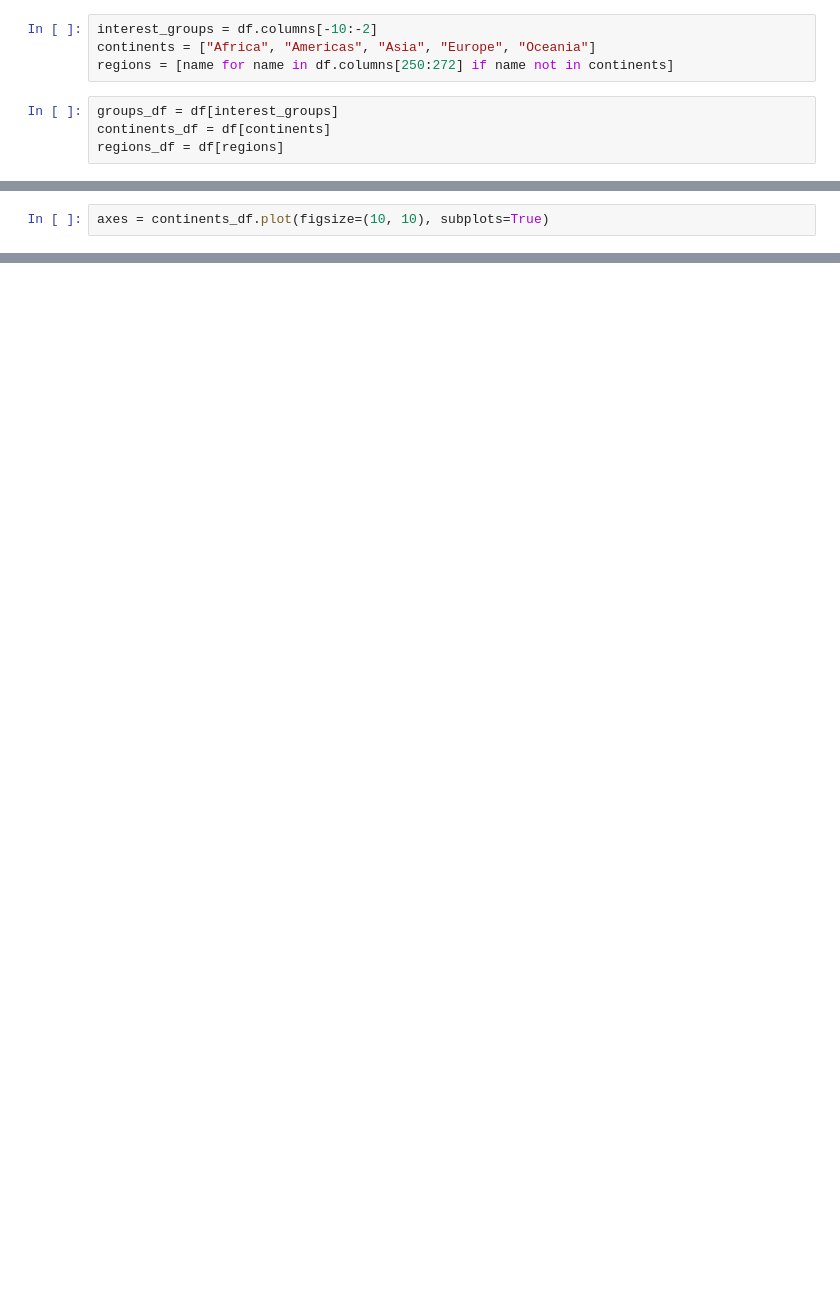
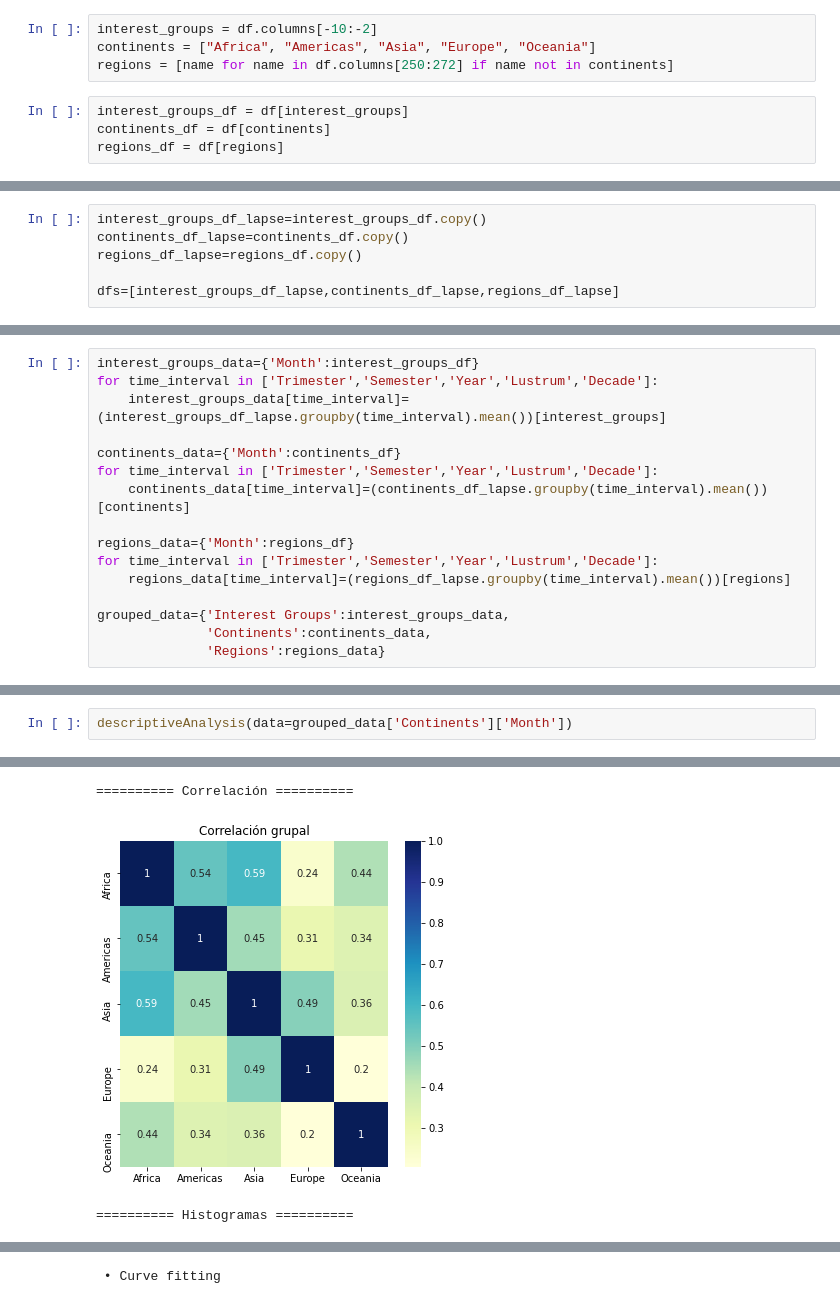
Before and after one commit to HernandezM22/10k-Challenge, a Jupyter notebook: analysis.ipynb, the cells around one changed output, grey strips where cells are left out. Drawn from its saved outputs; the diff is of its cells as text; blank space fills up the shorter version.

Commit message:
Descriptive analysis and normality tests

```diff
--- a/analysis.ipynb
+++ b/analysis.ipynb
@@ -40,6 +48,6 @@ interest_groups = df.columns[-10:-2]
 continents = ["Africa", "Americas", "Asia", "Europe", "Oceania"]
 regions = [name for name in df.columns[250:272] if name not in continents]
 # %%
-groups_df = df[interest_groups]
+interest_groups_df = df[interest_groups]
 continents_df = df[continents]
 regions_df = df[regions]
@@ -62,2 +53,0 @@ continents_df
-# %%
-axes = continents_df.plot(figsize=(10, 10), subplots=True)
@@ -70,0 +56,6 @@ continents_df.plot()
+# %%
+interest_groups_df_lapse=interest_groups_df.copy()
+continents_df_lapse=continents_df.copy()
+regions_df_lapse=regions_df.copy()
+
+dfs=[interest_groups_df_lapse,continents_df_lapse,regions_df_lapse]
@@ -70,0 +77,16 @@ continents_df.plot()
+# %%
+interest_groups_data={'Month':interest_groups_df}
+for time_interval in ['Trimester','Semester','Year','Lustrum','Decade']:
+    interest_groups_data[time_interval]=(interest_groups_df_lapse.groupby(time_interval).mean())[interest_groups]
+
+continents_data={'Month':continents_df}
+for time_interval in ['Trimester','Semester','Year','Lustrum','Decade']:
+    continents_data[time_interval]=(continents_df_lapse.groupby(time_interval).mean())[continents]
+
+regions_data={'Month':regions_df}
+for time_interval in ['Trimester','Semester','Year','Lustrum','Decade']:
+    regions_data[time_interval]=(regions_df_lapse.groupby(time_interval).mean())[regions]
+
+grouped_data={'Interest Groups':interest_groups_data,
+              'Continents':continents_data,
+              'Regions':regions_data}
@@ -70,0 +171,3 @@ continents_df.plot()
+# %%
+descriptiveAnalysis(data=grouped_data['Continents']['Month'])
+# %% [output]
@@ -70,0 +192,3 @@ continents_df.plot()
+========== Correlación ==========
+[figure, added]
+========== Histogramas ==========
@@ -70,0 +201 @@ continents_df.plot()
+ • Curve fitting
```
Also changed, not shown: parts of 16 cells of this notebook.
